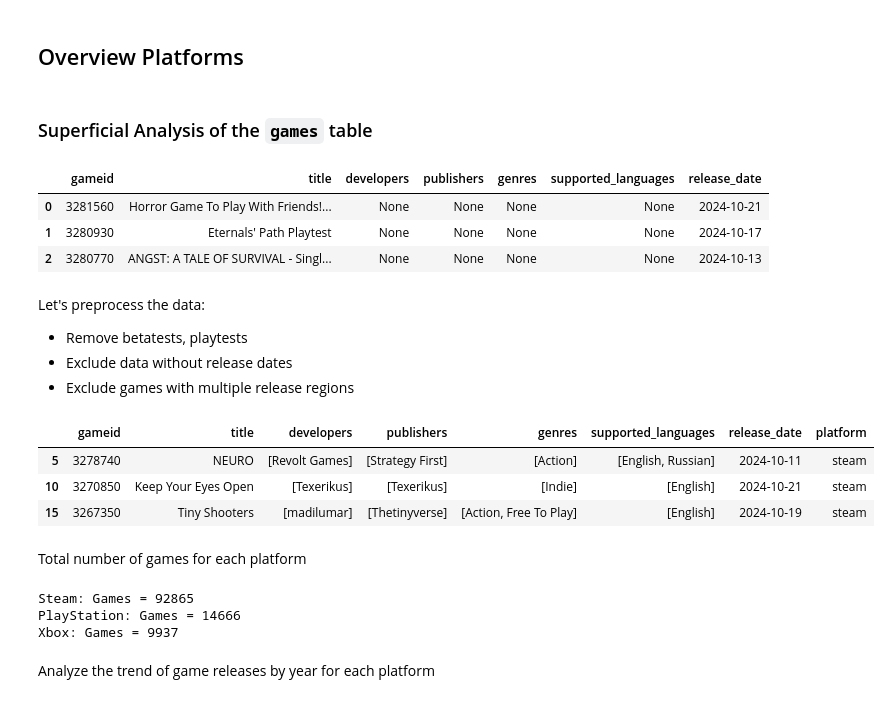
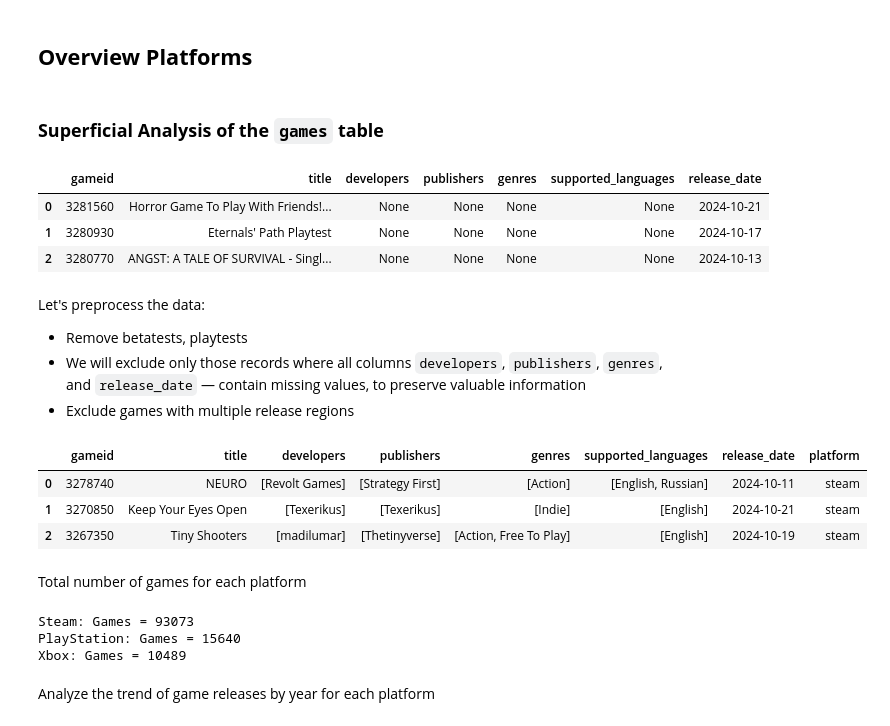
Before and after one commit to Smipe-a/gamestatshub, a Jupyter notebook: analysis/overview.ipynb, the cells around one changed output. Drawn from its saved outputs; the diff is of its cells as text; code cells hidden in the pictures.

```diff
--- a/analysis/overview.ipynb
+++ b/analysis/overview.ipynb
@@ -14,26 +15,7 @@ from utils.database.connector import connect_to_database
 
 warnings.filterwarnings('ignore')
 # %% [markdown]
-## Overview Platforms
+## **Overview Platforms**
-# %%
-def postgres_data(schema_name: str,
-                  table_name: str) -> pd.DataFrame:
-    with connect_to_database() as connection:
-        query = """
-            SELECT *
-            FROM {schema_name}.{table_name};
-        """
-
-        df = pd.read_sql_query(
-            query.format(schema_name=schema_name, table_name=table_name),
-            connection,
-            parse_dates=['release_date', 'date_acquired', 'created', 'posted'])
-
-        df = df.rename(columns={'game_id': 'gameid',
-                                'achievement_id': 'achievementid',
-                                'player_id': 'playerid'})
-
-        return df
 # %% [markdown]
-### Superficial Analysis of the `games` table
+### **Superficial Analysis of the `games` table**
 # %%
@@ -54,34 +34,39 @@ games_df[PLATFORMS[0]].head(3)
 # %% [markdown]
 Let's preprocess the data:
 * Remove betatests, playtests
-* Exclude data without release dates
+* We will exclude only those records where all columns `developers`, `publishers`, `genres`,
+and `release_date` — contain missing values, to preserve valuable information
 * Exclude games with multiple release regions
 # %%
 for platform in PLATFORMS:
-    games_df[platform].dropna(subset=['release_date'], inplace=True)
+    games_df[platform] = games_df[platform][~games_df[platform].title.str.endswith('Playtest')]
 
-    games_df[platform] = games_df[platform][~games_df[platform].title.str.endswith('Playtest')]
+    games_df[platform] = games_df[platform] \
+        .dropna(subset=['developers', 'publishers', 'genres', 'release_date'], how='all') \
+        .reset_index(drop=True)
 
     if platform != 'playstation':
         # Add a column to avoid catching an Exception
         games_df[platform]['platform'] = platform
     games_df[platform].drop_duplicates(subset=['title', 'platform', 'release_date'], inplace=True)
 
+    # games_df[platform].to_csv(f'games_{platform}.csv', index=False)
+
 games_df[PLATFORMS[0]].head(3)
 # %% [output]
 |  | gameid | title | developers | publishers | genres | supported_languages | release_date | platform |
-| 5 | 3278740 | NEURO | [Revolt Games] | [Strategy First] | [Action] | [English, Russian] | 2024-10-11 | steam |
-| 10 | 3270850 | Keep Your Eyes Open | [Texerikus] | [Texerikus] | [Indie] | [English] | 2024-10-21 | steam |
-| 15 | 3267350 | Tiny Shooters | [madilumar] | [Thetinyverse] | [Action, Free To Play] | [English] | 2024-10-19 | steam |
+| 0 | 3278740 | NEURO | [Revolt Games] | [Strategy First] | [Action] | [English, Russian] | 2024-10-11 | steam |
+| 1 | 3270850 | Keep Your Eyes Open | [Texerikus] | [Texerikus] | [Indie] | [English] | 2024-10-21 | steam |
+| 2 | 3267350 | Tiny Shooters | [madilumar] | [Thetinyverse] | [Action, Free To Play] | [English] | 2024-10-19 | steam |
 # %% [markdown]
 Total number of games for each platform
 # %%
 for platform in PLATFORMS:
     print(f'{platform.capitalize().replace("s", "S")}: Games = {games_df[platform].shape[0]}')
 # %% [output]
-Steam: Games = 92865
-PlayStation: Games = 14666
-Xbox: Games = 9937
+Steam: Games = 93073
+PlayStation: Games = 15640
+Xbox: Games = 10489
 # %% [markdown]
 Analyze the trend of game releases by year for each platform
 # %%
```
Also changed, not shown: parts of 11 cells of this notebook, 5 other files.
